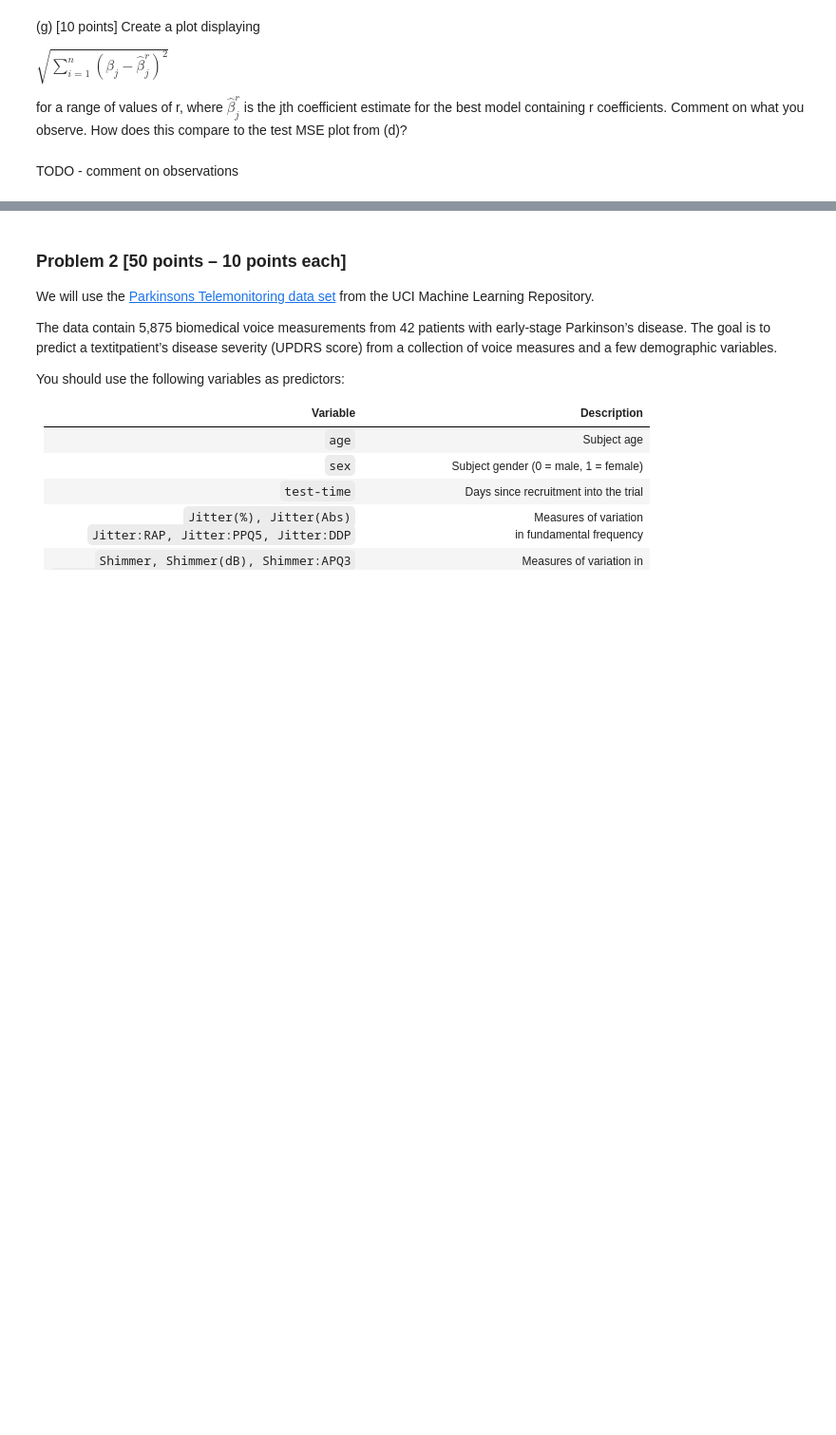
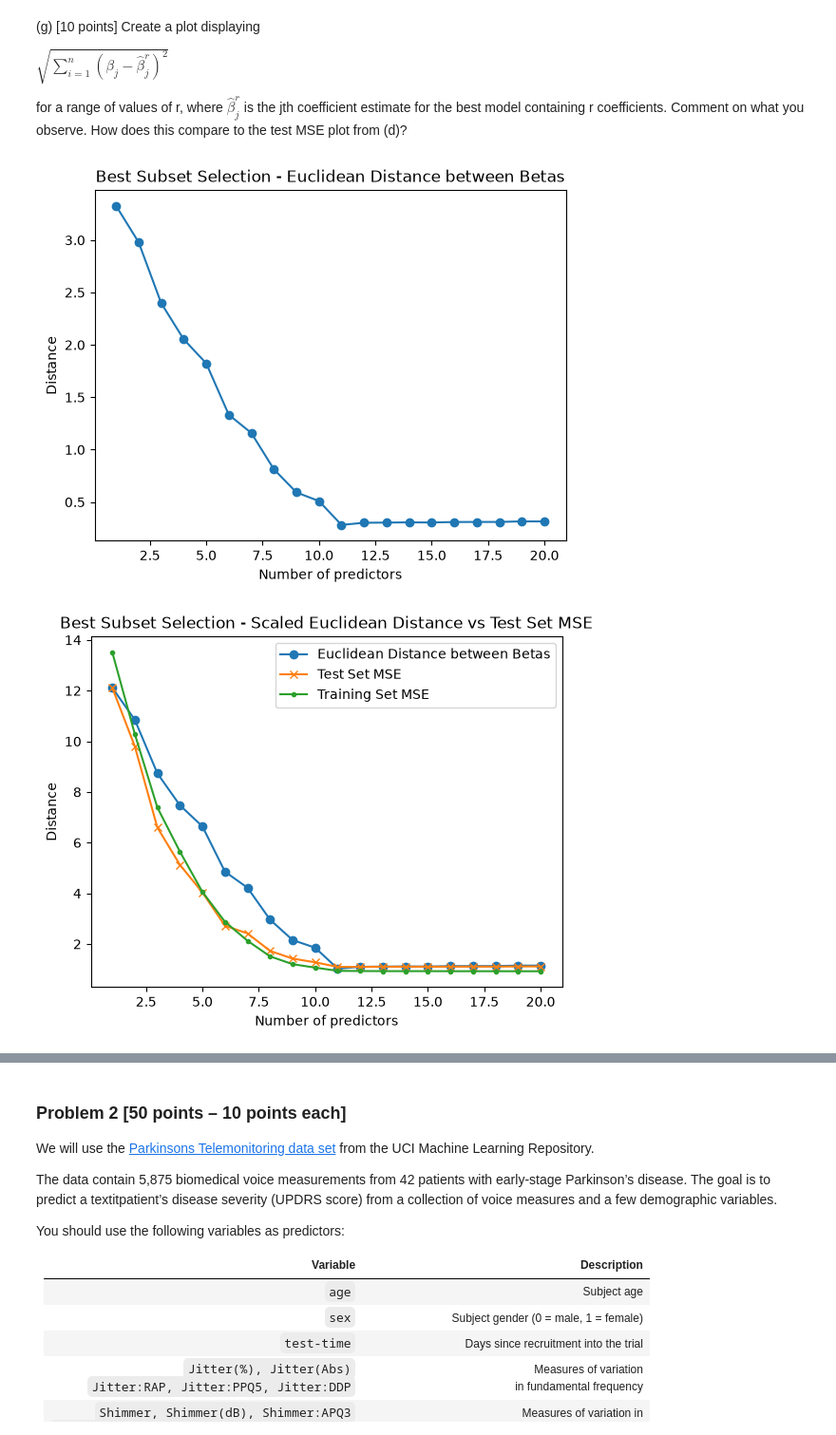
Before and after one commit to uiuc-msynowiec/cs598_psl, a Jupyter notebook: CodingAssignments/CA2/CS598_PSL_CA_2.ipynb, the cells around one changed output, grey strips where cells are left out. Shown at 95% size. Cells and saved outputs as stored; diff of their text form; code cells hidden in the pictures; blank space fills up the shorter version.

```diff
--- a/CodingAssignments/CA2/CS598_PSL_CA_2.ipynb
+++ b/CodingAssignments/CA2/CS598_PSL_CA_2.ipynb
@@ -39,3 +92,8 @@ $MSE = {\frac 1 n} \sum\limits_{i=1}^n (y_i − \hat{y}_i)^2$
 (e) [5 points] For which model size does the test set MSE take on its minimum value? Comment on your results.
 
 Remark: If it takes on its minimum value for a model containing only an intercept or a model containing all of the features, then play around with the way that you are generating the data in (a) until you come up with a scenario in which the test set MSE is minimized for an intermediate model size.
+# %%
+train_mses = [e[2] for e in best_models]
+for i, m in enumerate(best_models):
+    print(f"For {i + 1} feature(s), train MSE {m[2]} {">=" if m[2] >= m[3] else "<"} test MSE {m[3]}")
+display(best_models[best_size - 1])
@@ -44,2 +129,15 @@ Mark TODO - comment on results
 # %% [markdown]
 (f) [5 points] How does the model at which the test set MSE is minimized compare to the true model used to generate the data? Comment on the coefficient values.
+# %%
+beta_dist = []
+for i, m in enumerate(best_models):
+    cols = m[0]
+    beta_hat_full = np.zeros(len(beta))
+    beta_hat_full[cols] = m[1].coef_
+    beta_dist.append(float(np.linalg.norm(beta - beta_hat_full)))
+
+best_cols = best_models[best_size - 1][0]
+print(f"Best model ({best_size} features): {best_cols}")
+print("True betas:     ", beta[best_cols])
+print("Estimated betas:", best_models[best_size - 1][1].coef_)
+print(f"Euclidean distance to true beta: {beta_dist[best_size - 1]:.4f}")
@@ -52,6 +172,20 @@ $\sqrt{\sum\limits_{i=1}^n (\beta_j − \hat{\beta}^r_j)^2}$
 
 for a range of values of r, where $\hat{\beta}^r_j$ is the jth coefficient estimate for the best model containing r coefficients. Comment on what you observe. How does this compare to the test MSE plot from (d)?
 # %%
-# Mark TODO - create a plot
+plt.plot(range(1, 21), beta_dist, marker="o")
+plt.xlabel("Number of predictors")
+plt.ylabel("Distance")
+plt.title("Best Subset Selection - Euclidean Distance between Betas")
+plt.show()
+
+plt.plot(range(1, 21), np.multiply(beta_dist, test_mses[0]/beta_dist[0]), marker="o", label="Euclidean Distance between Betas")
+plt.plot(range(1, 21), test_mses, marker="x", label="Test Set MSE")
+plt.plot(range(1, 21), train_mses, marker=".", label="Training Set MSE")
+plt.xlabel("Number of predictors")
+plt.ylabel("Distance")
+plt.title("Best Subset Selection - Scaled Euclidean Distance vs Test Set MSE")
+plt.legend()
+plt.show()
+# %% [output]
+[figure, added]
+[figure, added]
-# %% [markdown]
-TODO - comment on observations
```
Also changed, not shown: parts of 17 cells of this notebook, 3 other files.
